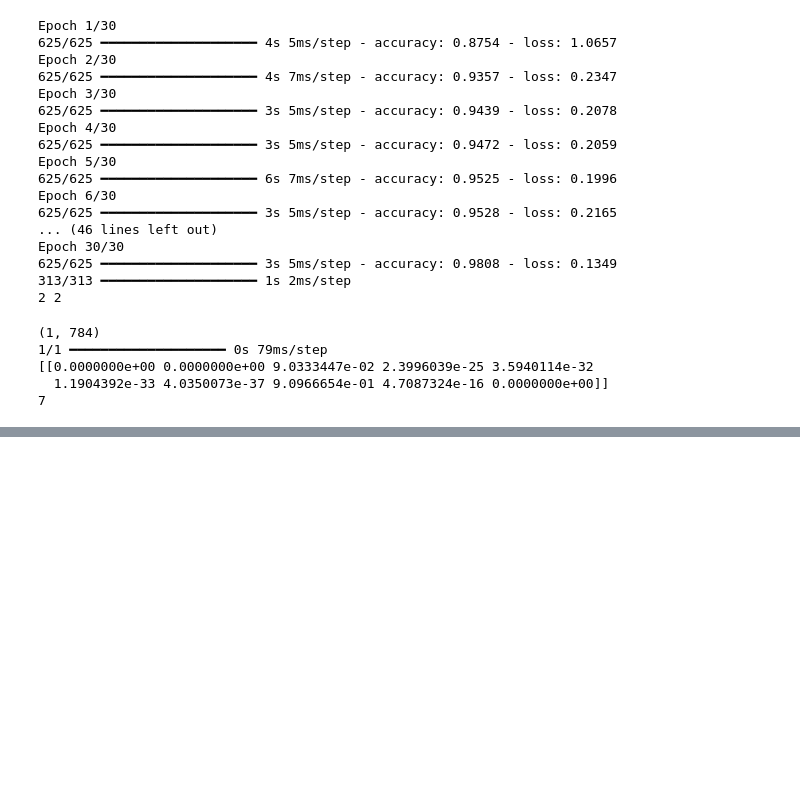
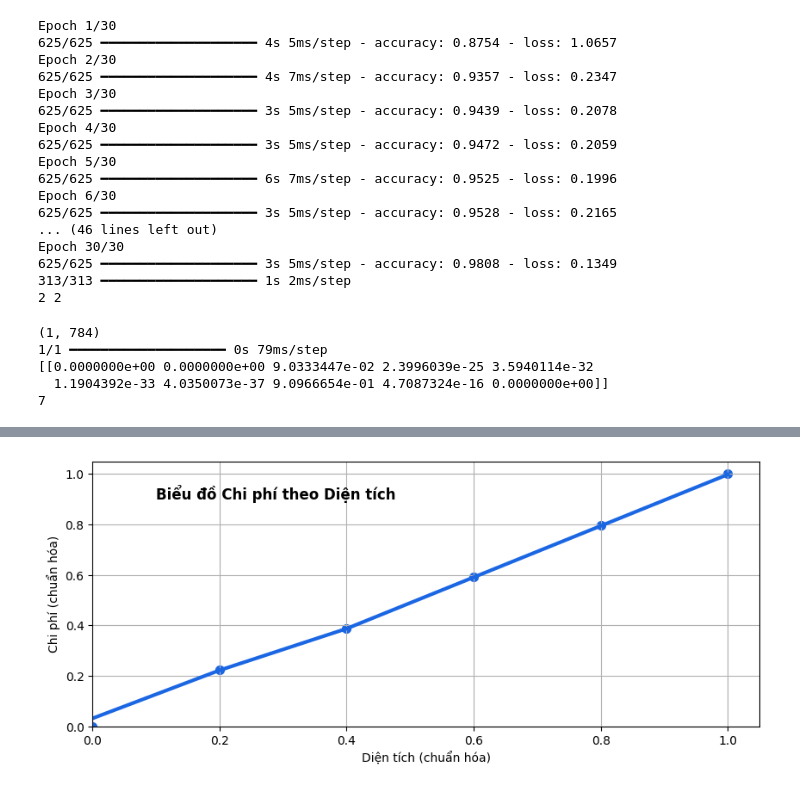
Before and after one commit to nguyenvuonghongvy/TH_DeepLearning, a Jupyter notebook: Buoi2.ipynb, the cells around one changed output, grey strips where cells are left out. Saved outputs shown, nothing was run; the diff lists cells and outputs as text; code cells hidden in the pictures; blank space fills up the shorter version.

```diff
--- a/Buoi2.ipynb
+++ b/Buoi2.ipynb
@@ -277,0 +331,20 @@ print(score)
+# %%
+
+dien_tich_scaled = X_train_scaled[:, 0]
+y_scaler = MinMaxScaler()
+y_train_scaled = y_scaler.fit_transform(y_train.reshape(-1, 1)).flatten()
+y_pred = model.predict(X_train_scaled)
+y_pred_scaled = y_scaler.transform(y_pred).flatten()
+plt.figure(figsize=(10, 4))
+plt.scatter(dien_tich_scaled, y_train_scaled, color='#1A66E3', s=50)
+sort_idx = np.argsort(dien_tich_scaled)
+plt.plot(dien_tich_scaled[sort_idx], y_pred_scaled[sort_idx], color='#1A66E3', linewidth=3)
+plt.text(0.1, 0.9, 'Biểu đồ Chi phí theo Diện tích', fontsize=12, fontweight='bold')
+plt.grid(True)
+plt.xlabel('Diện tích (chuẩn hóa)')
+plt.ylabel('Chi phí (chuẩn hóa)')
+plt.xlim(0, 1.05)
+plt.ylim(0, 1.05)
+
+plt.show()
+# %% [output]
@@ -277,0 +353 @@ print(score)
+[figure, added]
```
Also changed, not shown: parts of 5 cells of this notebook.
